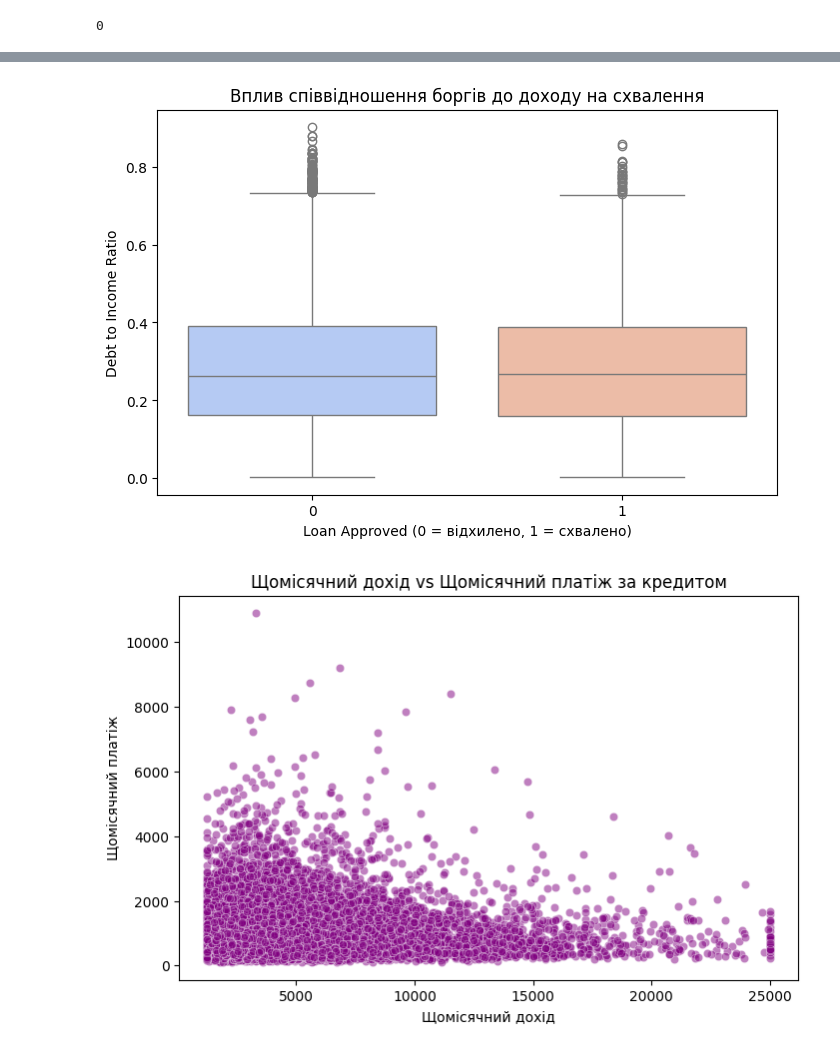
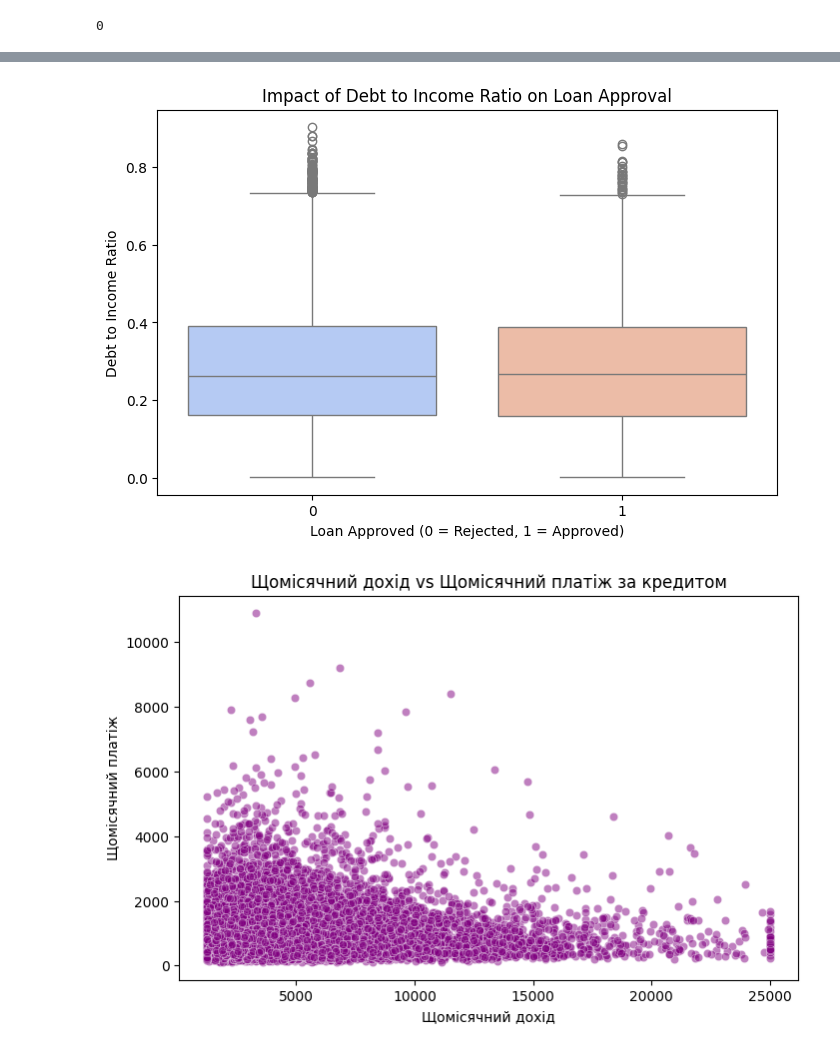
Before and after one commit to ntlrmlv/ML, a Jupyter notebook: project.ipynb, the cells around one changed output, grey strips where cells are left out. Cells and saved outputs as stored; diff of their text form; code cells hidden in the pictures.

```diff
--- a/project.ipynb
+++ b/project.ipynb
@@ -169,12 +175,12 @@ plt.show()
 # %%
 plt.figure(figsize=(8, 5))
 sns.boxplot(data=df, x='LoanApproved', y='DebtToIncomeRatio', palette='coolwarm')
-plt.title('Вплив співвідношення боргів до доходу на схвалення')
-plt.xlabel('Loan Approved (0 = відхилено, 1 = схвалено)')
+plt.title('Impact of Debt to Income Ratio on Loan Approval')
+plt.xlabel('Loan Approved (0 = Rejected, 1 = Approved)')
 plt.ylabel('Debt to Income Ratio')
 plt.show()
 # %% [output]
-[figure, old version]
+[figure, new version]
 # %%
 plt.figure(figsize=(8, 5))
 sns.scatterplot(data=df, x='MonthlyIncome', y='MonthlyLoanPayment', alpha=0.5, color='purple')
```
Also changed, not shown: parts of 9 cells of this notebook.
